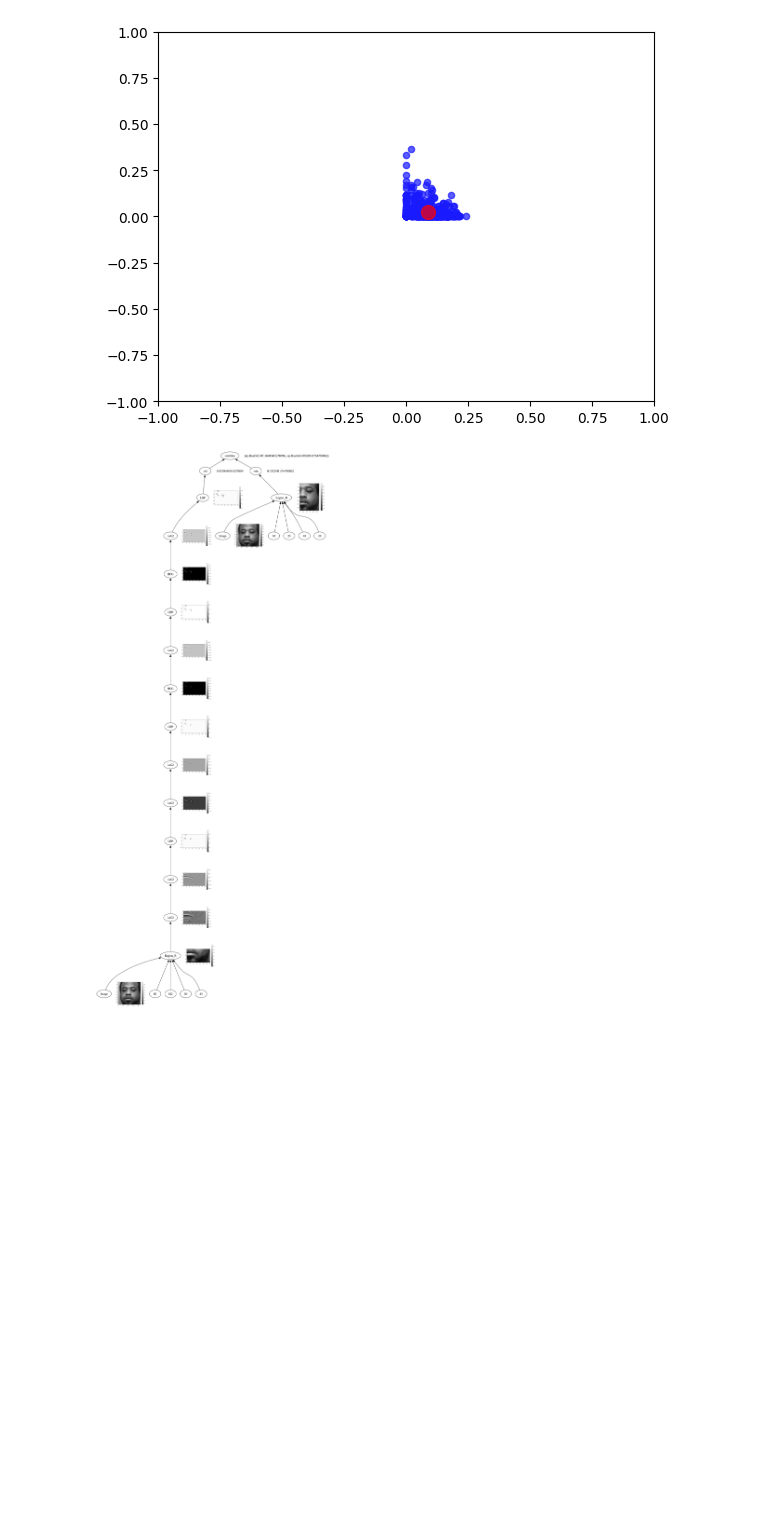
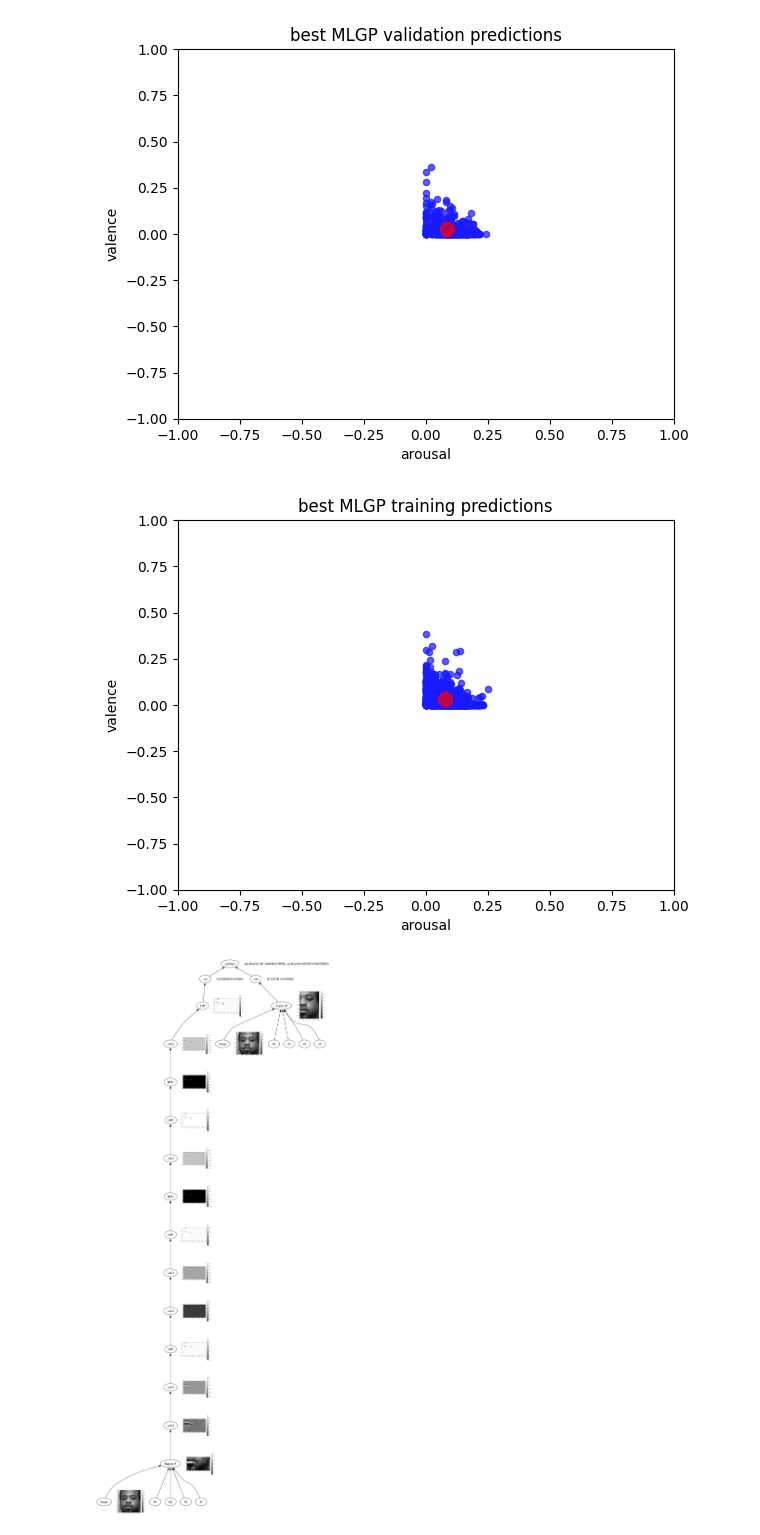
Before and after one commit to TEESDAAL/SummerResearch, a Jupyter notebook: MLGP/data_visualisation.ipynb, the cells around one changed output. Saved outputs shown, nothing was run; the diff lists cells and outputs as text; code cells hidden in the pictures; blank space fills up the shorter version.

```diff
--- a/MLGP/data_visualisation.ipynb
+++ b/MLGP/data_visualisation.ipynb
@@ -78,0 +108,4 @@ def plot_across_all_models(model: str, *extractors: tuple[Callable[[RunInfo], T]
+# %%
+best_run = min(retrieve_from_files(lambda r: r, get_files('simple_pred')), key=lambda r: r.test_error)
+best_individual = best_run.best_individual
+print(best_individual)
@@ -84,3 +126,0 @@ plot_across_all_models('simple_pred', (lambda i: i.log.select("fit_min"), "fitne
-# %%
-best_individual = min(retrieve_from_files(lambda r: r, get_files('simple_pred')), key=lambda r: r.test_error).best_individual
-print(best_individual)
@@ -89,8 +127,11 @@ combine(std(LBP(LoG2(HOG(LBP(LoG2(HOG(LBP(LoG2(LoG2(LBP(LoG2(LoG2(Region_R(Image
 # %%
-def show(a_v_pairs: list[tuple[float, float]]) -> None:
+def show(a_v_pairs: list[tuple[float, float]], title:str) -> None:
     aro, val = sum(a for a, _ in a_v_pairs) / len(a_v_pairs), sum(v for _, v in a_v_pairs) / len(a_v_pairs)
     plt.scatter([a for a, _ in a_v_pairs], [v for _, v in a_v_pairs],  s=20, color=(0.1, 0.1, 1, 0.7))
     plt.scatter([aro], [val], s=100, color=(1, 0, 0, 0.7))
+    plt.xlabel("arousal")
+    plt.ylabel("valence")
+    plt.title(title)
     plt.xlim((-1, 1))
     plt.ylim((-1, 1))
     plt.show()
@@ -105,9 +146,12 @@ show(y_test)
 # %%
 predictor = toolbox.compile(best_individual)
-predictions = [predictor(img) for img in x_validation]
-show(predictions)
+val_predictions = [predictor(img) for img in x_validation]
+train_predictions = [predictor(img) for img in x_train]
+show(val_predictions, title=f"best {best_run.model} validation predictions")
+show(train_predictions, title=f"best {best_run.model} training predictions")
 # %% [output]
-[figure, old version]
+[figure, new version]
+[figure, added]
 # %%
 f = Tree.of(best_individual, pset)
 for i, img in enumerate(x_train[:5]):
```
Also changed, not shown: parts of 10 cells of this notebook, 17 other files.
